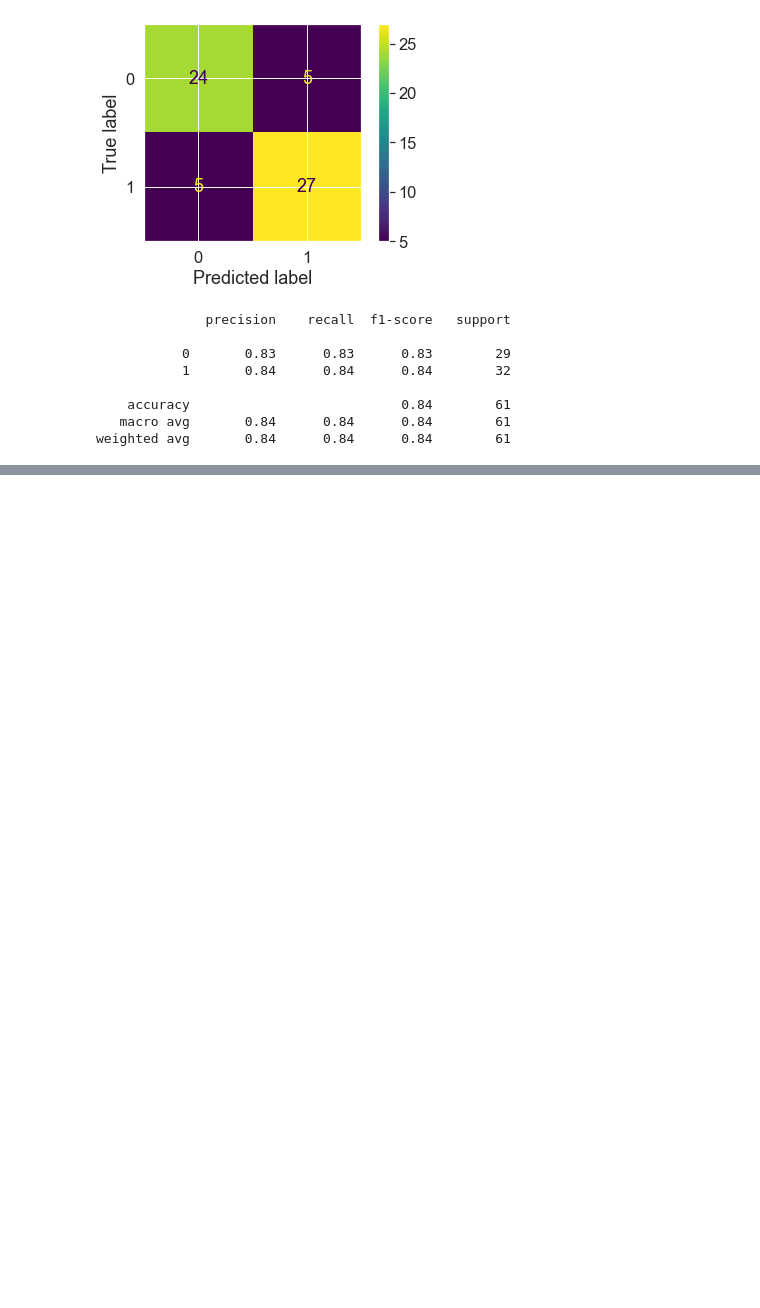
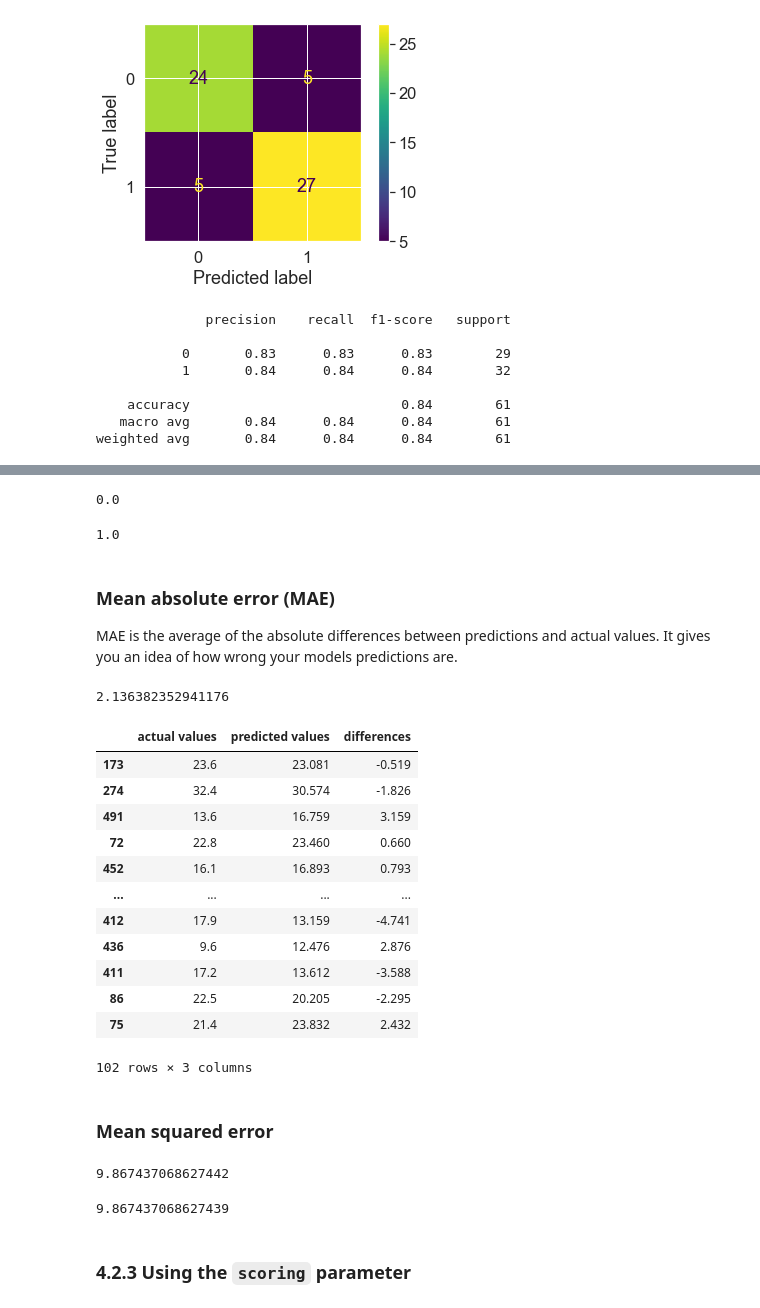
Before and after one commit to TrellixVulnTeam/Intro-to-ML-Libraries_F0HS, a Jupyter notebook: Intro to scikit-learn.ipynb, the cells around one changed output, grey strips where cells are left out. Cells and saved outputs as stored; diff of their text form; code cells hidden in the pictures; blank space fills up the shorter version.

Commit message:
sklearn notebook update

```diff
--- a/Intro to scikit-learn.ipynb
+++ b/Intro to scikit-learn.ipynb
@@ -1246,0 +1273,12 @@ weighted avg       0.84      0.84      0.84        61
+# %%
+from sklearn.ensemble import RandomForestRegressor
+
+np.random.seed(42)
+
+x = boston_df.drop("target", axis=1)
+y = boston_df["target"]
+
+x_train, x_test, y_train, y_test = train_test_split(x,y,test_size=0.2)
+
+model = RandomForestRegressor()
+model.fit(x_train,y_train);
@@ -1246,0 +1321,58 @@ weighted avg       0.84      0.84      0.84        61
+# %%
+r2_score(y_test_mean,y_test)
+# %% [output]
+0.0
+# %%
+r2_score(y_test,y_test)
+# %% [output]
+1.0
+# %% [markdown]
+### Mean absolute error (MAE)
+
+MAE is the average of the absolute differences between predictions and actual values. It gives you an idea of how wrong your models predictions are.
+# %%
+# Mean absolute error
+from sklearn.metrics import mean_absolute_error
+
+y_preds = model.predict(x_test)
+mae = mean_absolute_error(y_test, y_preds)
+mae
+# %% [output]
+2.136382352941176
+# %%
+df = pd.DataFrame(data={"actual values":y_test,
+                       "predicted values":y_preds})
+df["differences"] = df["predicted values"] - df["actual values"]
+df
+# %% [output]
+|  | actual values | predicted values | differences |
+| 173 | 23.6 | 23.081 | -0.519 |
+| 274 | 32.4 | 30.574 | -1.826 |
+| 491 | 13.6 | 16.759 | 3.159 |
+| 72 | 22.8 | 23.460 | 0.660 |
+| 452 | 16.1 | 16.893 | 0.793 |
+| ... | ... | ... | ... |
+| 412 | 17.9 | 13.159 | -4.741 |
+| 436 | 9.6 | 12.476 | 2.876 |
+| 411 | 17.2 | 13.612 | -3.588 |
+| 86 | 22.5 | 20.205 | -2.295 |
+| 75 | 21.4 | 23.832 | 2.432 |
+102 rows × 3 columns
+# %% [markdown]
+### Mean squared error
+# %%
+# Mean squared error
+from sklearn.metrics import mean_squared_error
+
+mse = mean_squared_error(y_test,y_preds)
+mse
+# %% [output]
+9.867437068627442
+# %%
+# Calculate MSE by Hand
+squared = np.square(df["differences"])
+squared.mean()
+# %% [output]
+9.867437068627439
+# %% [markdown]
+### 4.2.3 Using the `scoring` parameter
```
Also changed, not shown: parts of 25 cells of this notebook, 1 other file.
